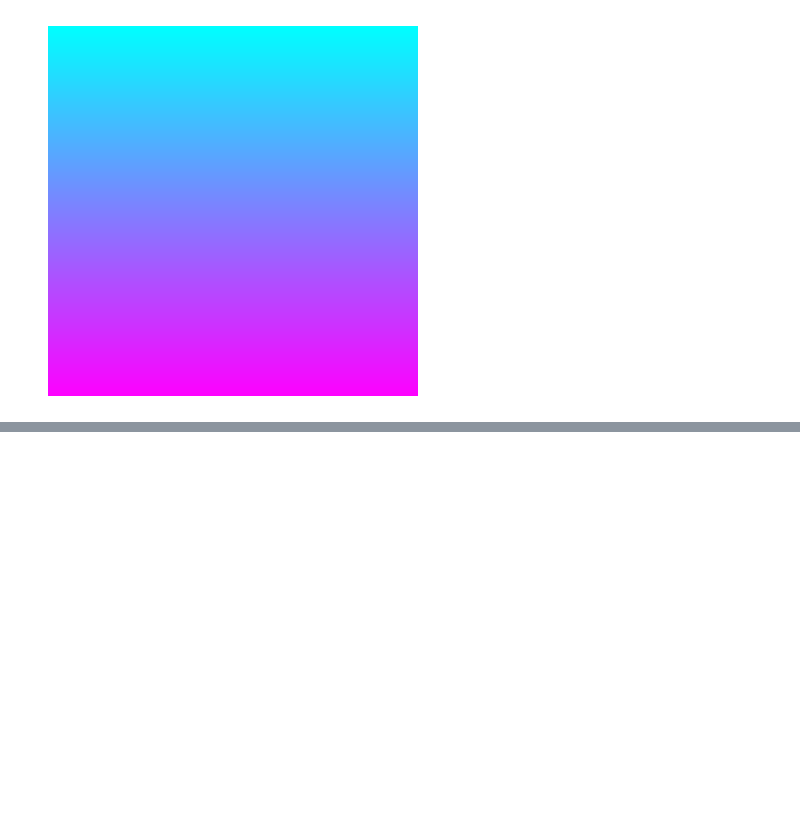
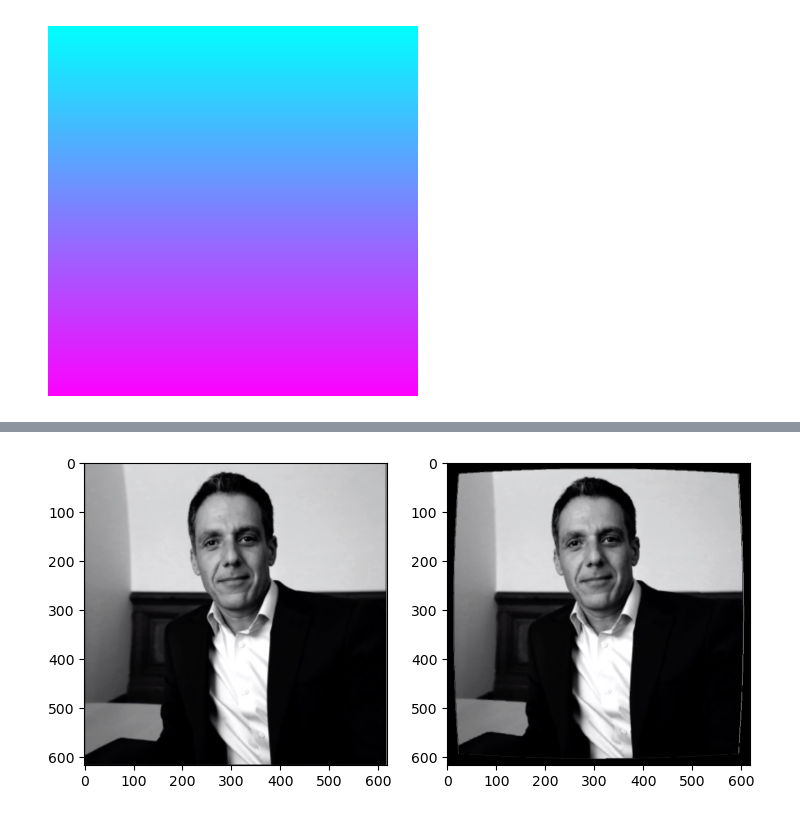
Before and after one commit to rQBx91/Road2Vision, a Jupyter notebook: Introduction to Computer Vision by Hany Farid Professor at UC Berkeley/Introduction to Computer Vision by Hany Farid.ipynb, the cells around one changed output, grey strips where cells are left out. Saved outputs shown, nothing was run; the diff lists cells and outputs as text; code cells hidden in the pictures; blank space fills up the shorter version.

```diff
--- a/Introduction to Computer Vision by Hany Farid Professor at UC Berkeley/Introduction to Computer Vision by Hany Farid.ipynb
+++ b/Introduction to Computer Vision by Hany Farid Professor at UC Berkeley/Introduction to Computer Vision by Hany Farid.ipynb
@@ -158,0 +173,38 @@ plt.show()
+# %%
+# answer
+
+im = Image.open('Images/HanyFaridDistort.png') # load square, grayscale image
+[ydim,xdim] = im.size
+mid = round(max(xdim,ydim)/2)
+
+# define sampling lattices
+n = 100 # latice sampling
+dst = warping.griddify(warping.shape_to_rect(im.size), n, n) # destination grid
+src = dst # source grid
+
+# define new sampling lattice (src)
+k = 0.0000005 # estimated lens distortion
+dst = dst - mid # put image center at (0,0)
+
+for i in range(n+1):
+    for j in range(n+1):
+        x = dst[i, j, 0]
+        y = dst[i, j, 1]
+        r = np.sqrt(x**2 + y**2)
+        src[i, j, 0] = x * (1 + k * r**2)
+        src[i, j, 1] = y * (1 + k * r**2)
+
+dst = dst + mid # re-center
+src = src + mid # re-center
+
+# warp image
+mesh = warping.grid_to_mesh(src, dst) # define mesh
+imt = im.transform(im.size, Image.MESH, mesh) # warp
+plt.figure(figsize=(ydim/72, xdim/72))
+plt.subplot(1, 2, 1)
+plt.imshow(im, cmap='gray')
+plt.subplot(1, 2, 2)
+plt.imshow(imt, cmap='gray')
+plt.show()
+# %% [output]
+[figure, added]
```
Also changed, not shown: parts of 23 cells of this notebook, 7 other files.
